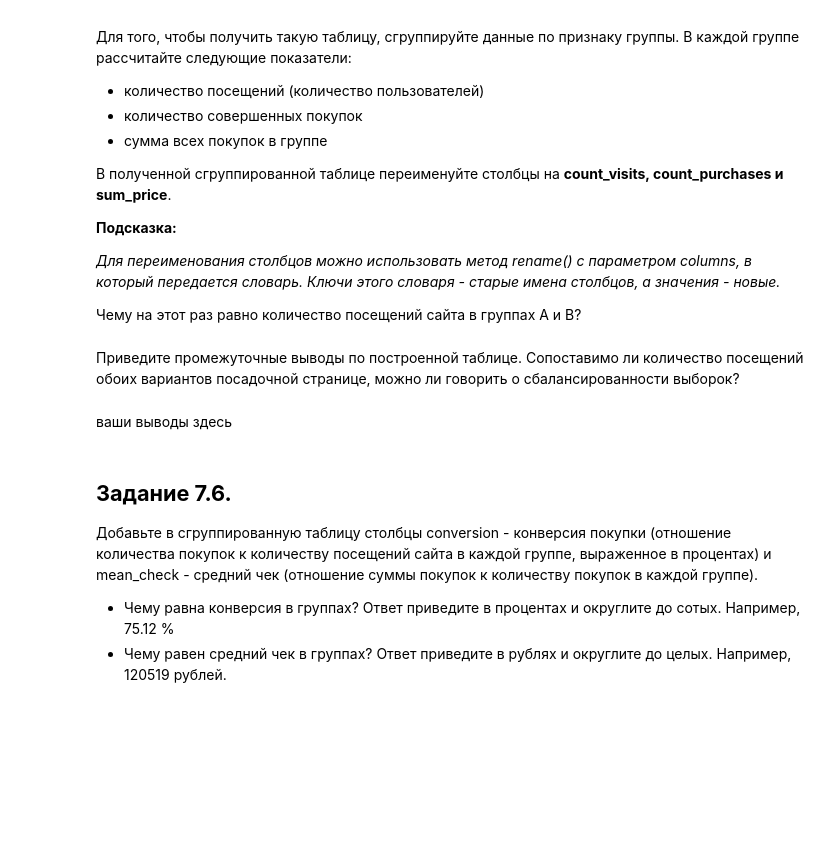
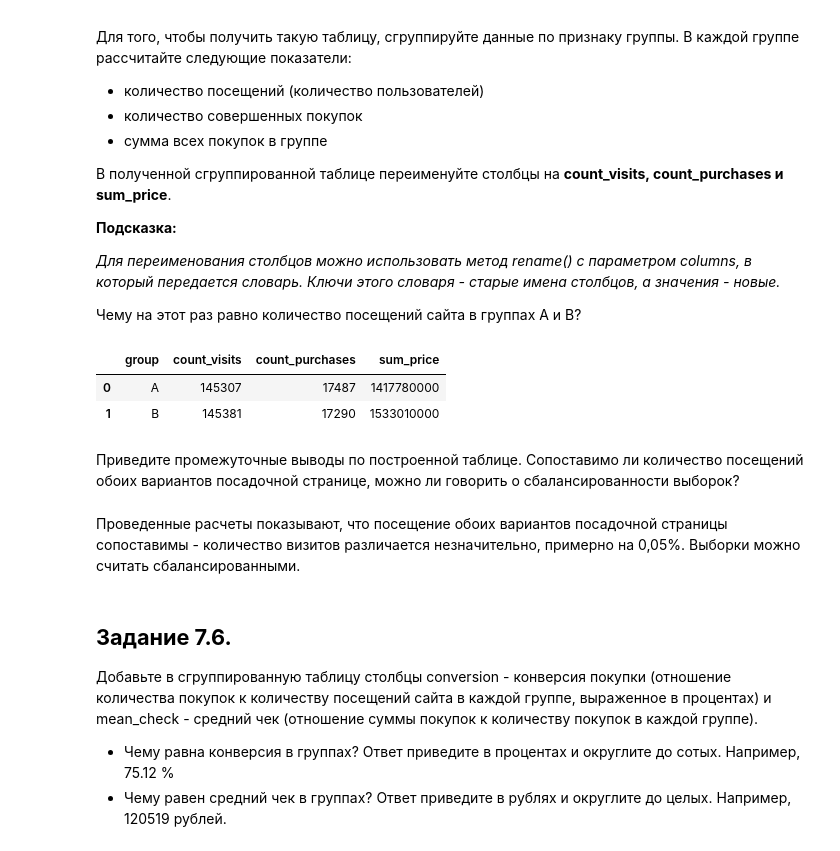
Before and after one commit to AleksandrFrom/SF_DS, a Jupyter notebook: EDA/Template_EDA_5.ipynb, the cells around one changed output. Saved outputs shown, nothing was run; the diff lists cells and outputs as text; code cells hidden in the pictures; blank space fills up the shorter version.

```diff
--- a/EDA/Template_EDA_5.ipynb
+++ b/EDA/Template_EDA_5.ipynb
@@ -157,7 +180,21 @@ updated_data = data[data['user_id'].apply(lambda x: x not in user_intersection)]
+# %%
+# ваш код здесь
+
+updated_data = updated_data.groupby(['group']).agg({
+    'user_id':'count',
+    'purchase':'sum',
+    'price': 'sum'
+}).reset_index().rename(columns={'user_id': 'count_visits', 'purchase': 'count_purchases', 'price':'sum_price'})
+updated_data.head()
+# %% [output]
+|  | group | count_visits | count_purchases | sum_price |
+| 0 | A | 145307 | 17487 | 1417780000 |
+| 1 | B | 145381 | 17290 | 1533010000 |
 # %% [markdown]
 Приведите промежуточные выводы по построенной таблице. Сопоставимо ли количество посещений обоих вариантов посадочной странице, можно ли говорить о сбалансированности выборок?
-# %% [markdown]
-ваши выводы здесь
+# %% [markdown]
+Проведенные расчеты показывают, что посещение обоих вариантов посадочной страницы сопоставимы - количество визитов различается незначительно, примерно на 0,05%.
+Выборки можно считать сбалансированными.
 # %% [markdown]
 ## **Задание 7.6.**
 
```
Also changed, not shown: parts of 12 cells of this notebook.
